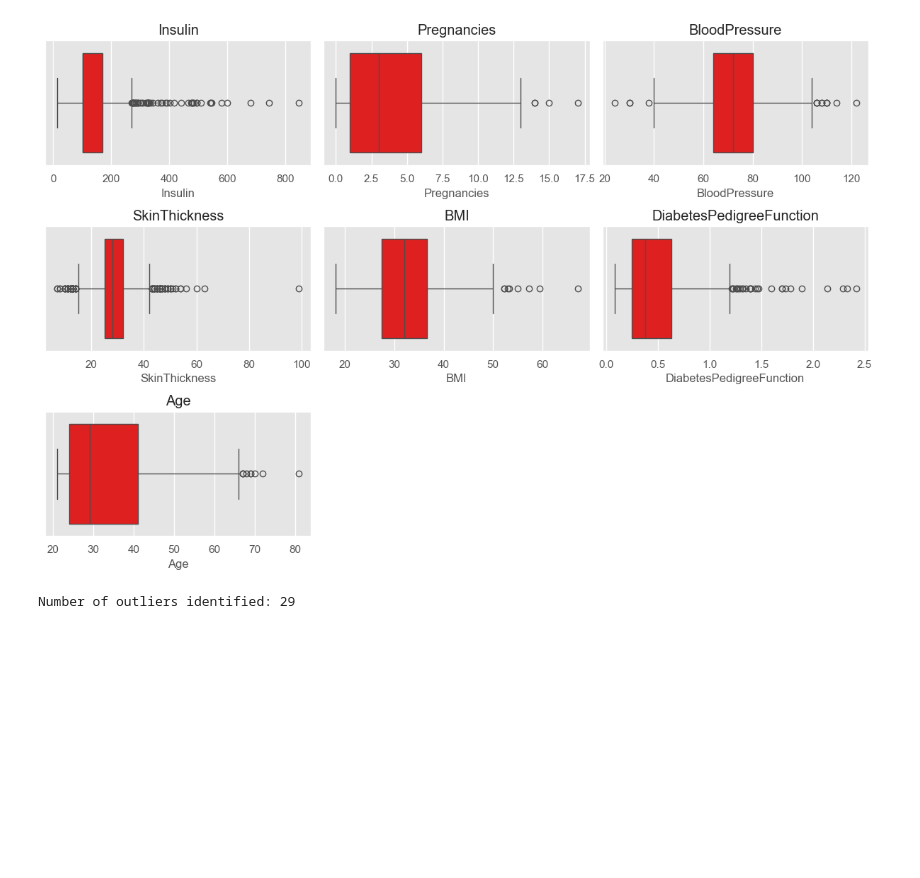
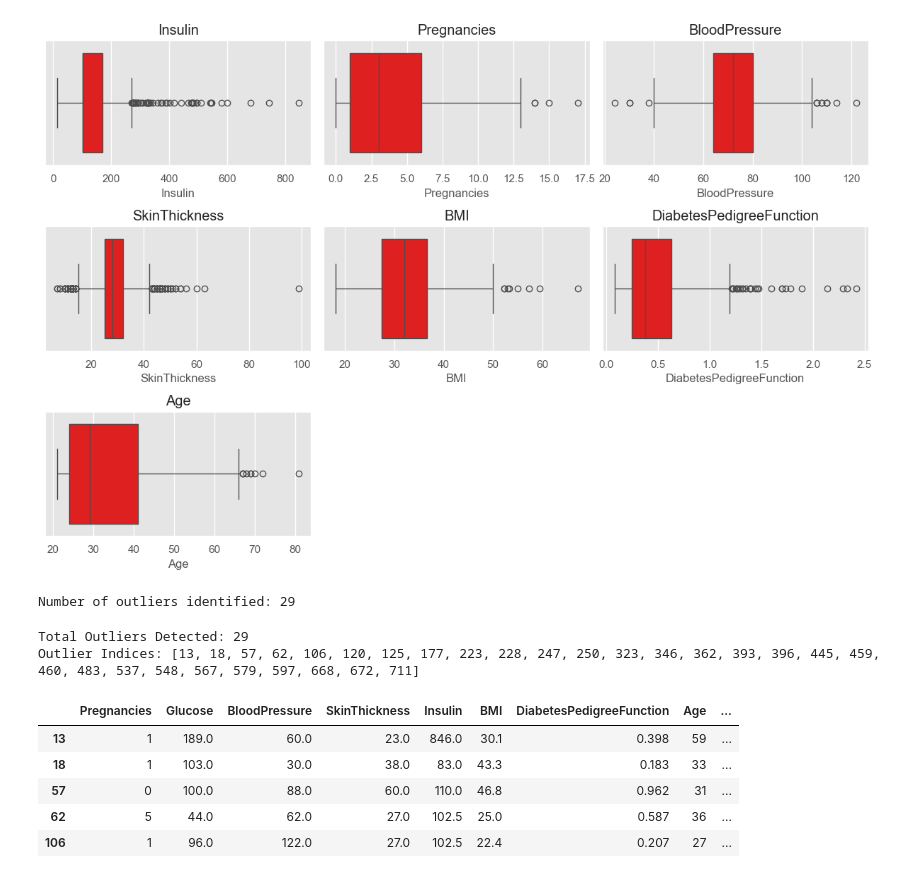
Before and after one commit to Amirh-Alipour/Diabetes-ANN-Prediction, a Jupyter notebook: Diabetes Prediction/main.ipynb, the cells around one changed output. Drawn from its saved outputs; the diff is of its cells as text; code cells hidden in the pictures; blank space fills up the shorter version.

```diff
--- a/Diabetes Prediction/main.ipynb
+++ b/Diabetes Prediction/main.ipynb
@@ -235,3 +235,25 @@ print(f"Number of outliers identified: {num_outliers}")
 # %% [output]
 [figure]
 Number of outliers identified: 29
+# %%
+lof = LocalOutlierFactor(n_neighbors=10)
+outlier_labels = lof.fit_predict(df)
+
+df["Outlier"] = outlier_labels
+
+outliers = df[df["Outlier"] == -1]
+
+print(f"Total Outliers Detected: {len(outliers)}")
+print(f"Outlier Indices: {outliers.index.tolist()}")
+# %% [output]
+Total Outliers Detected: 29
+Outlier Indices: [13, 18, 57, 62, 106, 120, 125, 177, 223, 228, 247, 250, 323, 346, 362, 393, 396, 445, 459, 460, 483, 537, 548, 567, 579, 597, 668, 672, 711]
+# %%
+display(outliers.head())
+# %% [output]
+|  | Pregnancies | Glucose | BloodPressure | SkinThickness | Insulin | BMI | DiabetesPedigreeFunction | Age | ... |
+| 13 | 1 | 189.0 | 60.0 | 23.0 | 846.0 | 30.1 | 0.398 | 59 | ... |
+| 18 | 1 | 103.0 | 30.0 | 38.0 | 83.0 | 43.3 | 0.183 | 33 | ... |
+| 57 | 0 | 100.0 | 88.0 | 60.0 | 110.0 | 46.8 | 0.962 | 31 | ... |
+| 62 | 5 | 44.0 | 62.0 | 27.0 | 102.5 | 25.0 | 0.587 | 36 | ... |
+| 106 | 1 | 96.0 | 122.0 | 27.0 | 102.5 | 22.4 | 0.207 | 27 | ... |
```
Also changed, not shown: parts of 5 cells of this notebook.
